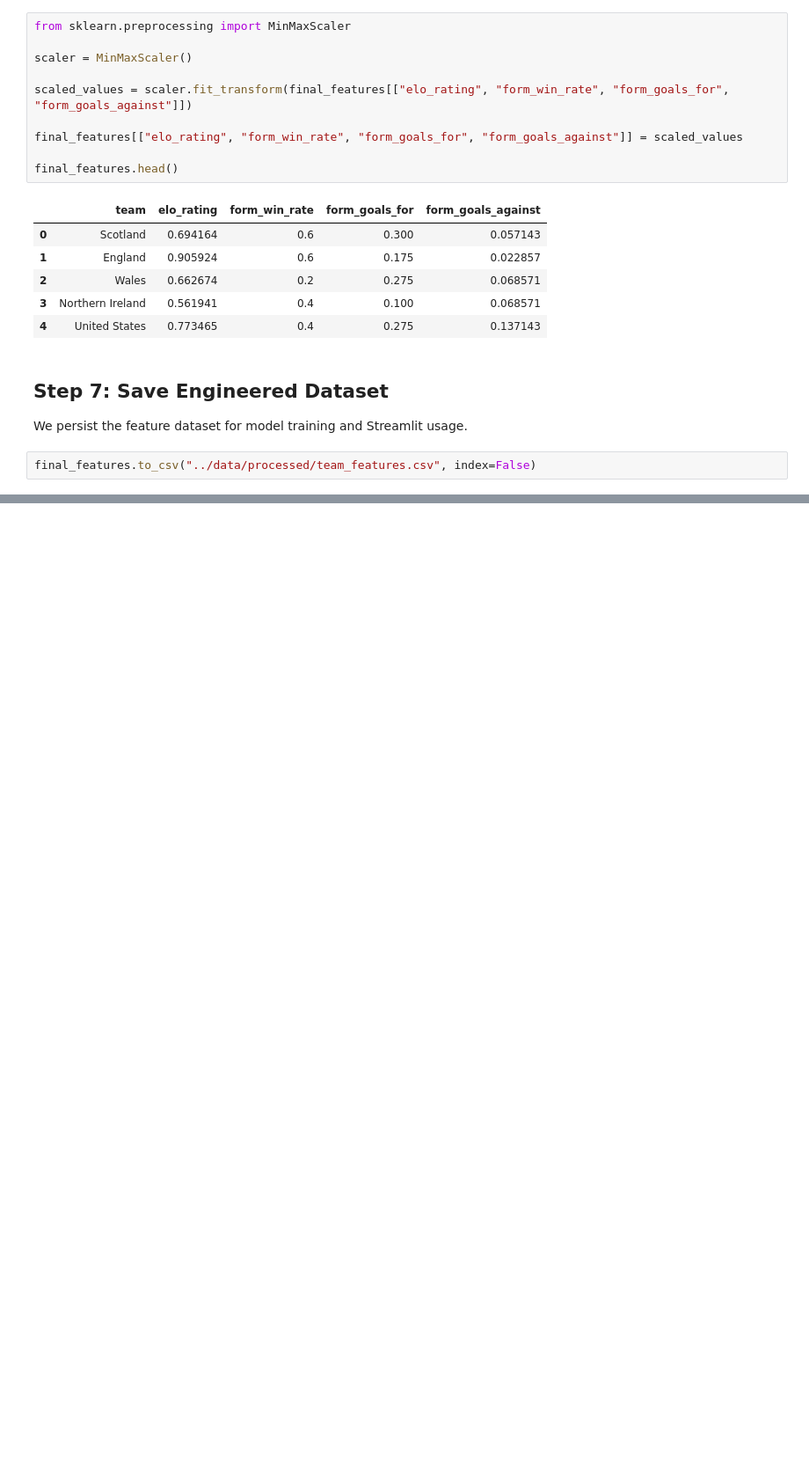
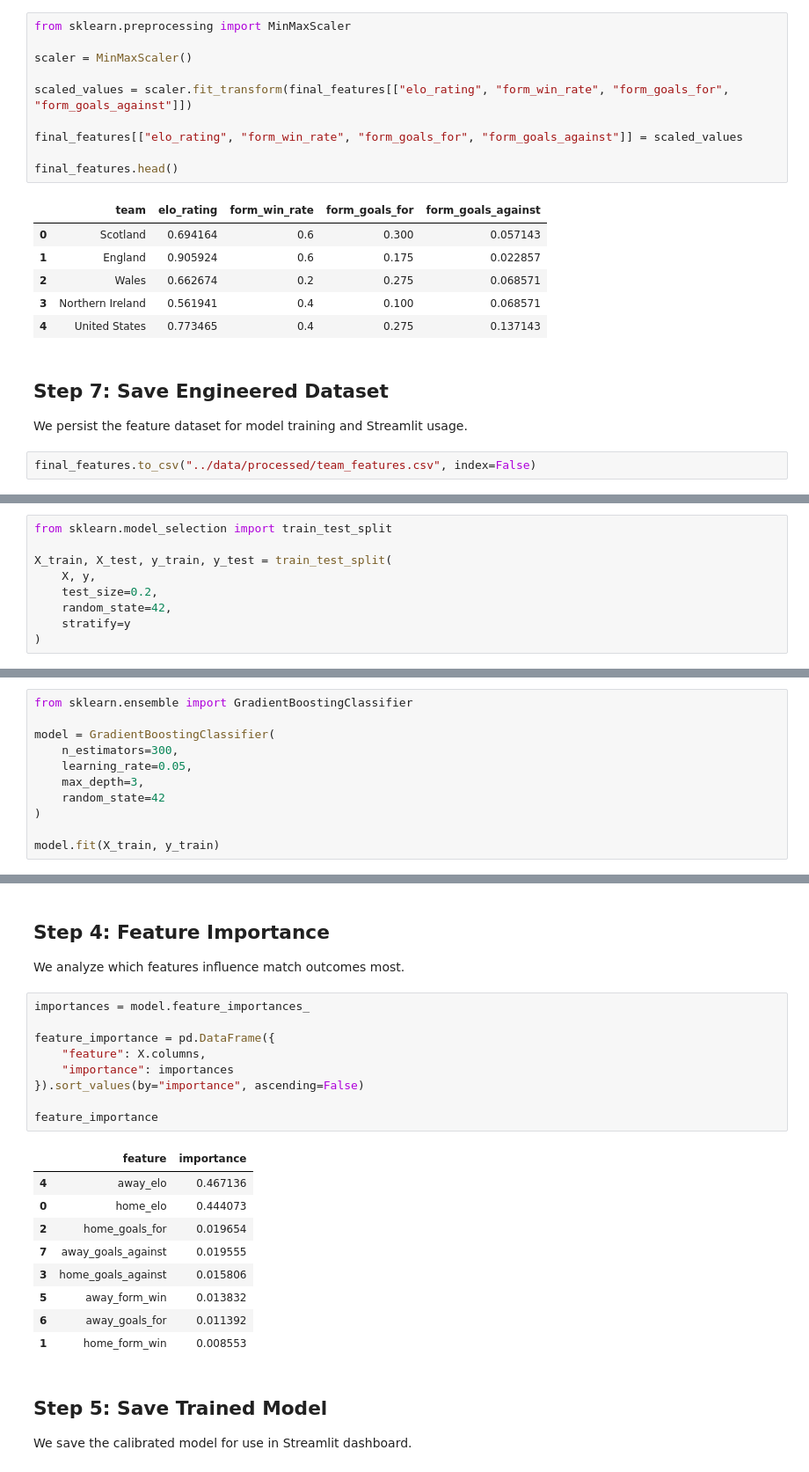
Before and after one commit to leejay-glitch/world-cup-intelligence, a Jupyter notebook: notebooks/01_match_prediction.ipynb, the cells around one changed output, grey strips where cells are left out. Shown at 88% size. Drawn from its saved outputs; the diff is of its cells as text; blank space fills up the shorter version.

```diff
--- a/notebooks/01_match_prediction.ipynb
+++ b/notebooks/01_match_prediction.ipynb
@@ -1495,0 +1586,9 @@ final_features.to_csv("../data/processed/team_features.csv", index=False)
+# %%
+from sklearn.model_selection import train_test_split
+
+X_train, X_test, y_train, y_test = train_test_split(
+    X, y,
+    test_size=0.2,
+    random_state=42,
+    stratify=y
+)
@@ -1495,0 +1603,11 @@ final_features.to_csv("../data/processed/team_features.csv", index=False)
+# %%
+from sklearn.ensemble import GradientBoostingClassifier
+
+model = GradientBoostingClassifier(
+    n_estimators=300,
+    learning_rate=0.05,
+    max_depth=3,
+    random_state=42
+)
+
+model.fit(X_train, y_train)
@@ -1495,0 +1670,27 @@ final_features.to_csv("../data/processed/team_features.csv", index=False)
+# %% [markdown]
+## Step 4: Feature Importance
+
+We analyze which features influence match outcomes most.
+# %%
+importances = model.feature_importances_
+
+feature_importance = pd.DataFrame({
+    "feature": X.columns,
+    "importance": importances
+}).sort_values(by="importance", ascending=False)
+
+feature_importance
+# %% [output]
+|  | feature | importance |
+| 4 | away_elo | 0.467136 |
+| 0 | home_elo | 0.444073 |
+| 2 | home_goals_for | 0.019654 |
+| 7 | away_goals_against | 0.019555 |
+| 3 | home_goals_against | 0.015806 |
+| 5 | away_form_win | 0.013832 |
+| 6 | away_goals_for | 0.011392 |
+| 1 | home_form_win | 0.008553 |
+# %% [markdown]
+## Step 5: Save Trained Model
+
+We save the calibrated model for use in Streamlit dashboard.
```
Also changed, not shown: parts of 13 cells of this notebook.
